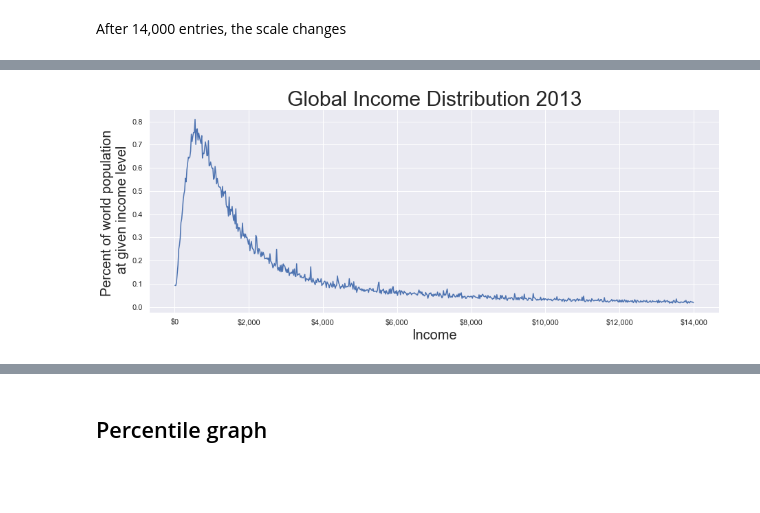
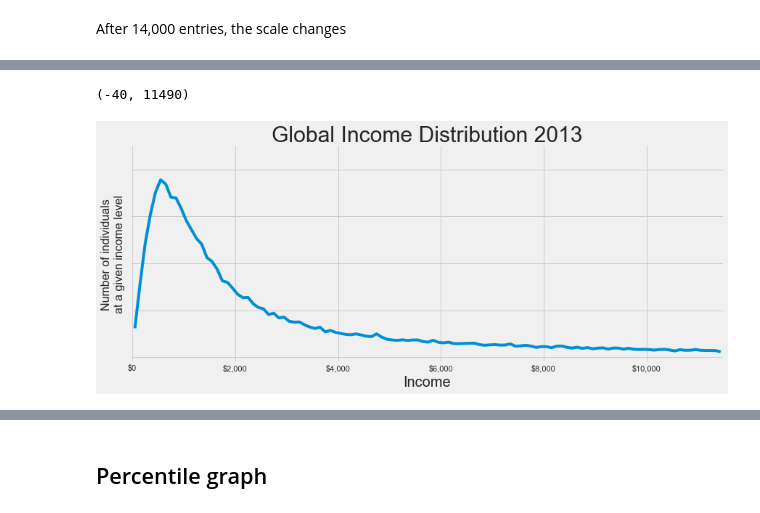
Before and after one commit to whyboris/Global-Income-Distribution, a Jupyter notebook: global_income_distribution.ipynb, the cells around one changed output, grey strips where cells are left out. Drawn from its saved outputs; the diff is of its cells as text; code cells hidden in the pictures; blank space fills up the shorter version.

Commit message:
all but last charts rendered

```diff
--- a/global_income_distribution.ipynb
+++ b/global_income_distribution.ipynb
@@ -72,0 +79,10 @@ chart = sns.relplot(
+# %%
+bigger_buckets = pd.DataFrame(columns=['x', 'y'])
+# %%
+N = 5
+tempX = subset.groupby(subset.index // N).median()
+tempY = subset.groupby(subset.index // N).sum()
+# %%
+bigger_buckets['x'] = tempX['midpoint']
+# %%
+bigger_buckets['y'] = tempY['a2013']
@@ -73,19 +98,25 @@ chart = sns.relplot(
 # %%
-# chart.set(
-#   xscale="linear", # can be "log"
-#   xlabel='Income',
-#   ylabel='Percent of world population at given income level',
-#   title='Global Income Distribution 2013',
-# )
+chart = sns.relplot(
+  x="x",
+  y="y",
+  kind="line",
+  data=bigger_buckets,
+  height=5,
+  aspect=10/4
+)
 
 chart.axes[0][0].set_title("Global Income Distribution 2013", fontsize=30)
 chart.axes[0][0].set_xlabel("Income",fontsize=20)
-chart.axes[0][0].set_ylabel("Percent of world population \n at given income level",fontsize=20)
+chart.axes[0][0].set_ylabel("Number of individuals\nat a given income level",fontsize=16)
 
-ticks = chart.axes[0][0].get_xticks()
-xlabels = ['$' + '{:,.0f}'.format(x) for x in ticks]
+xticks = chart.axes[0][0].get_xticks()
+xlabels = ['$' + '{:,.0f}'.format(x) for x in xticks]
 chart.set_xticklabels(xlabels)
 
-chart.fig
+chart.set_yticklabels([])
+
+chart.axes[0][0].set_ylim(-0.1, N * 0.9)
+chart.axes[0][0].set_xlim(-40, 11490)
 # %% [output]
+(-40, 11490)
-[figure, old version]
+[figure, new version]
```
Also changed, not shown: parts of 22 cells of this notebook, 13 other files.
